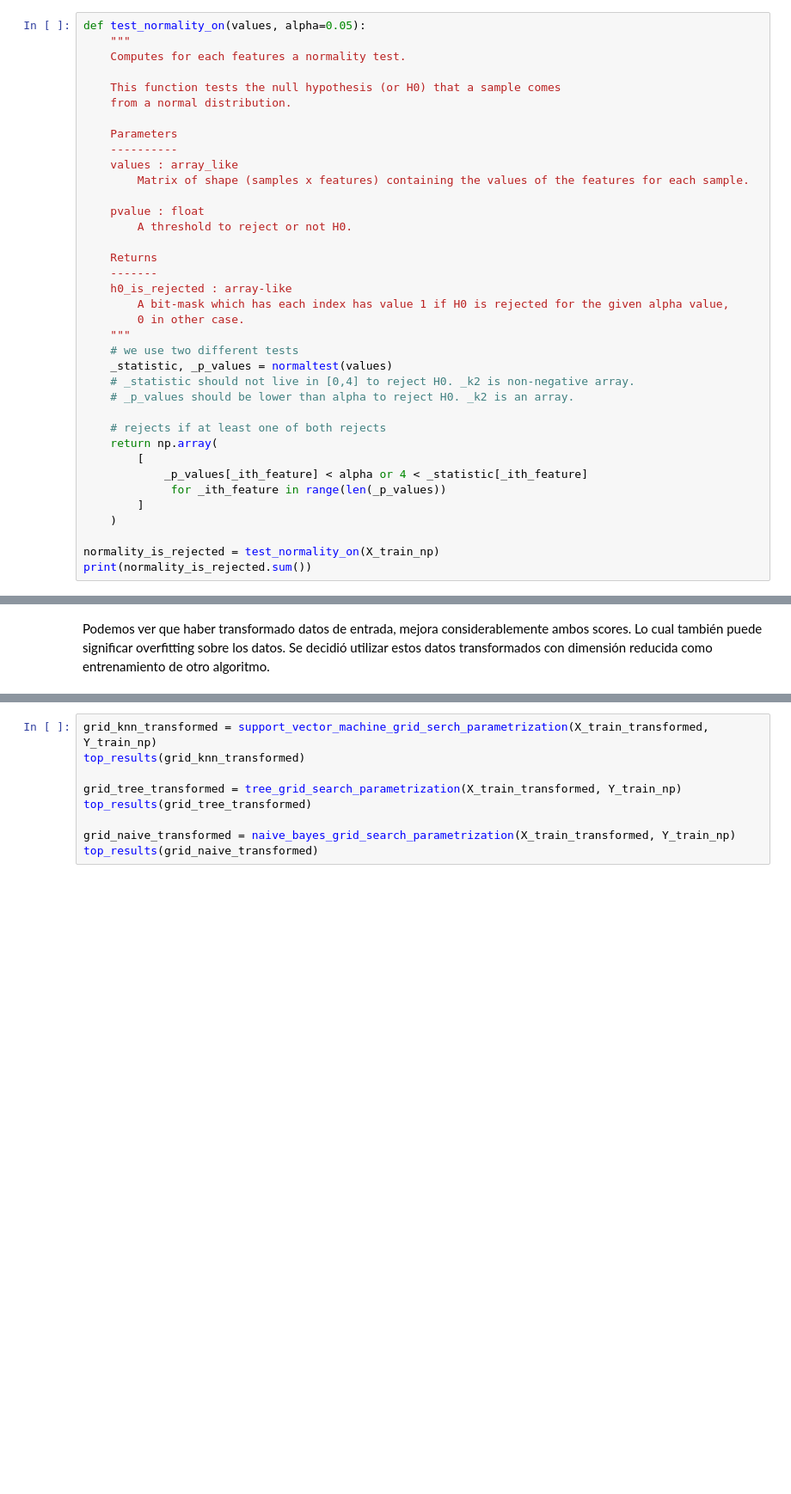
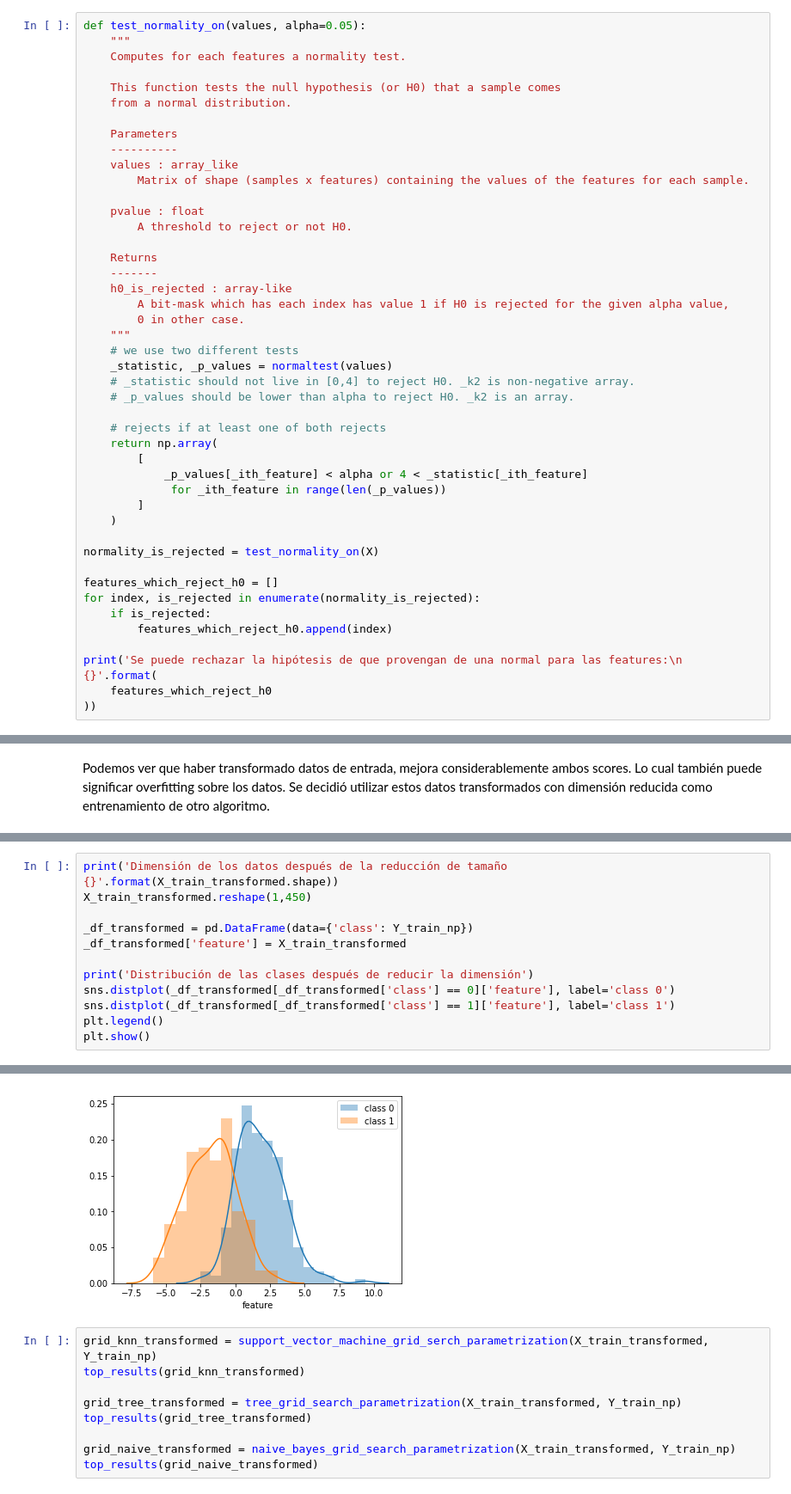
Before and after one commit to BrianBohe/aa-notebooks, a Jupyter notebook: TP1/TP1.ipynb, the cells around one changed output, grey strips where cells are left out. Shown at 86% size. Drawn from its saved outputs; the diff is of its cells as text; blank space fills up the shorter version.

Commit message:
plot data distribution after lda dimension reduction

```diff
--- a/TP1/TP1.ipynb
+++ b/TP1/TP1.ipynb
@@ -154,6 +134,14 @@ def test_normality_on(values, alpha=0.05):
         ]
     )
 
-normality_is_rejected = test_normality_on(X_train_np)
-print(normality_is_rejected.sum())
+normality_is_rejected = test_normality_on(X)
+
+features_which_reject_h0 = []
+for index, is_rejected in enumerate(normality_is_rejected):
+    if is_rejected:
+        features_which_reject_h0.append(index)
+
+print('Se puede rechazar la hipótesis de que provengan de una normal para las features:\n {}'.format(
+    features_which_reject_h0
+))
 # %% [output]
@@ -790,0 +778,13 @@ ValueError: num must be 1 <= num <= 0, not 1
+# %%
+print('Dimensión de los datos después de la reducción de tamaño {}'.format(X_train_transformed.shape))
+X_train_transformed.reshape(1,450)
+
+_df_transformed = pd.DataFrame(data={'class': Y_train_np})
+_df_transformed['feature'] = X_train_transformed
+
+print('Distribución de las clases después de reducir la dimensión')
+sns.distplot(_df_transformed[_df_transformed['class'] == 0]['feature'], label='class 0')
+sns.distplot(_df_transformed[_df_transformed['class'] == 1]['feature'], label='class 1')
+plt.legend()
+plt.show()
+# %% [output]
@@ -791,3 +792,4 @@ ValueError: num must be 1 <= num <= 0, not 1
+[figure, added]
 # %%
 grid_knn_transformed = support_vector_machine_grid_serch_parametrization(X_train_transformed, Y_train_np)
 top_results(grid_knn_transformed)
```
Also changed, not shown: parts of 13 cells of this notebook.
